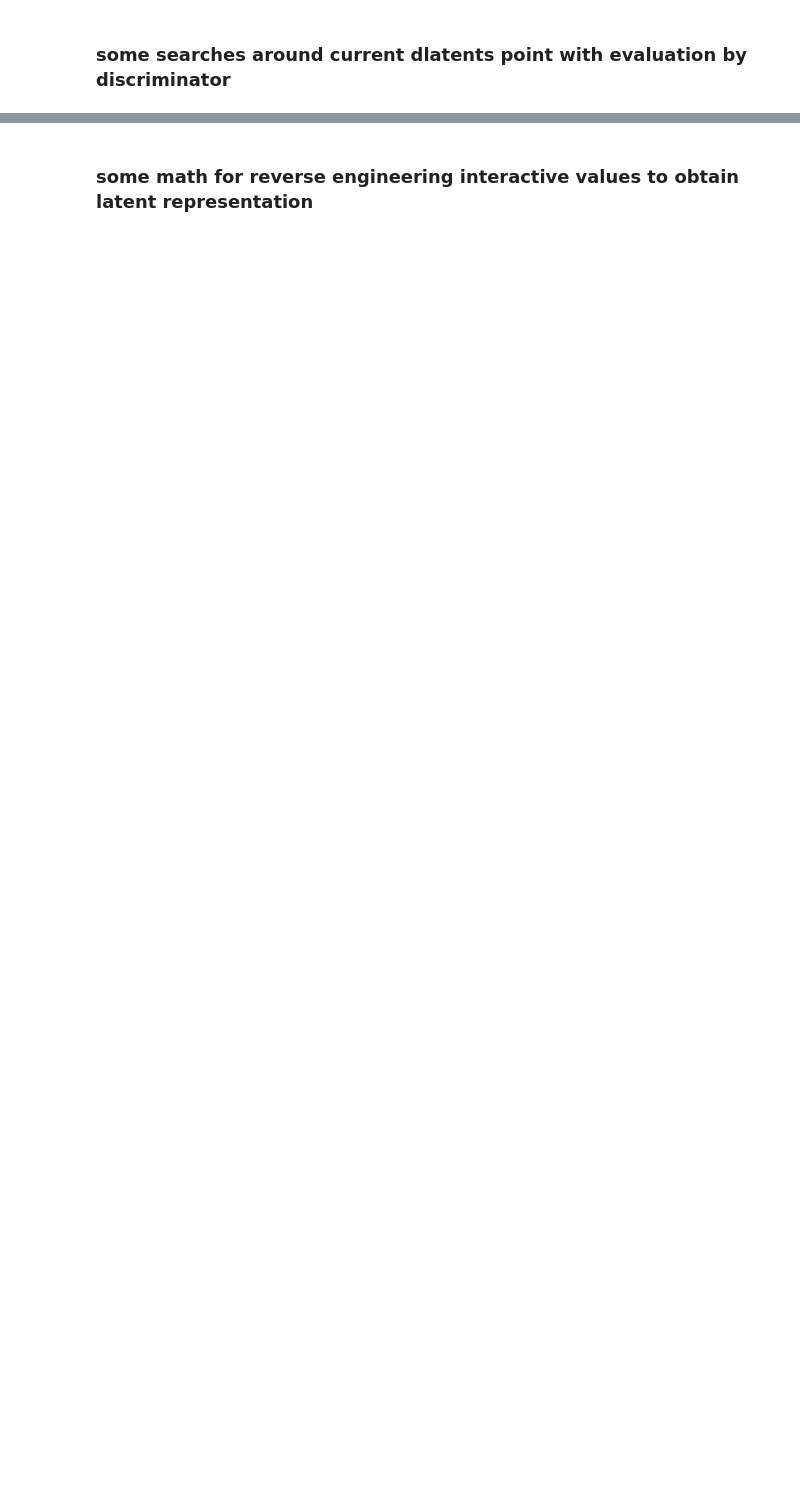
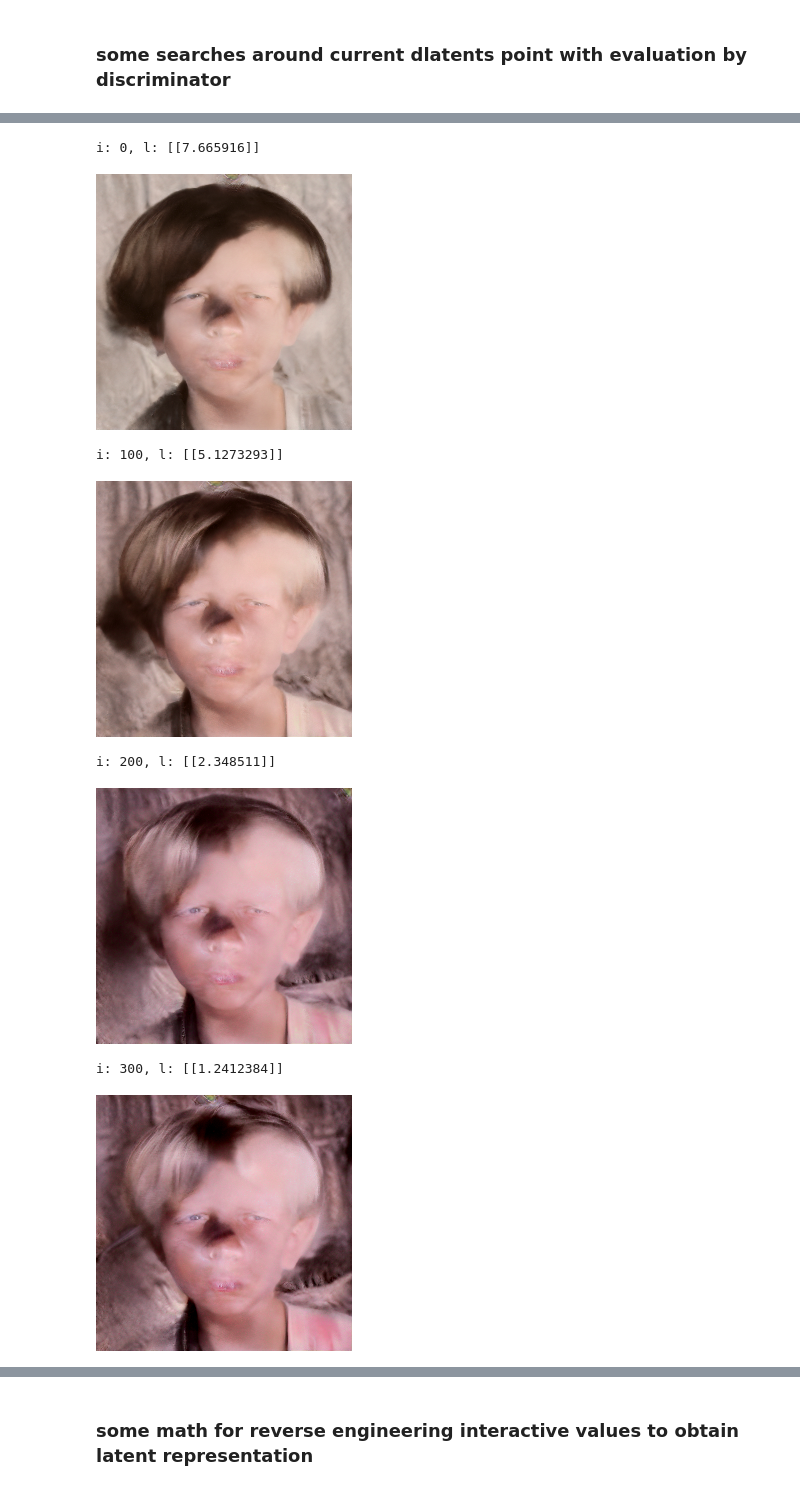
Before and after one commit to racinmat/stylegan, a Jupyter notebook: Stylegan-Interactive-Modification.ipynb, the cells around one changed output, grey strips where cells are left out. Drawn from its saved outputs; the diff is of its cells as text; code cells hidden in the pictures; blank space fills up the shorter version.

```diff
--- a/Stylegan-Interactive-Modification.ipynb
+++ b/Stylegan-Interactive-Modification.ipynb
@@ -557,0 +573,11 @@ dlatents_mod_2.shape
+# %%
+finetuned_dlatents, losses = tune_with_discriminator(dlatents_mod_2, iterations=1001, learning_rate=0.005, show_progress=True)
+# %% [output]
+i: 0, l: [[7.665916]]
+[figure, added]
+i: 100, l: [[5.1273293]]
+[figure, added]
+i: 200, l: [[2.348511]]
+[figure, added]
+i: 300, l: [[1.2412384]]
+[figure, added]
```
Also changed, not shown: parts of 13 cells of this notebook, 1 other file.
